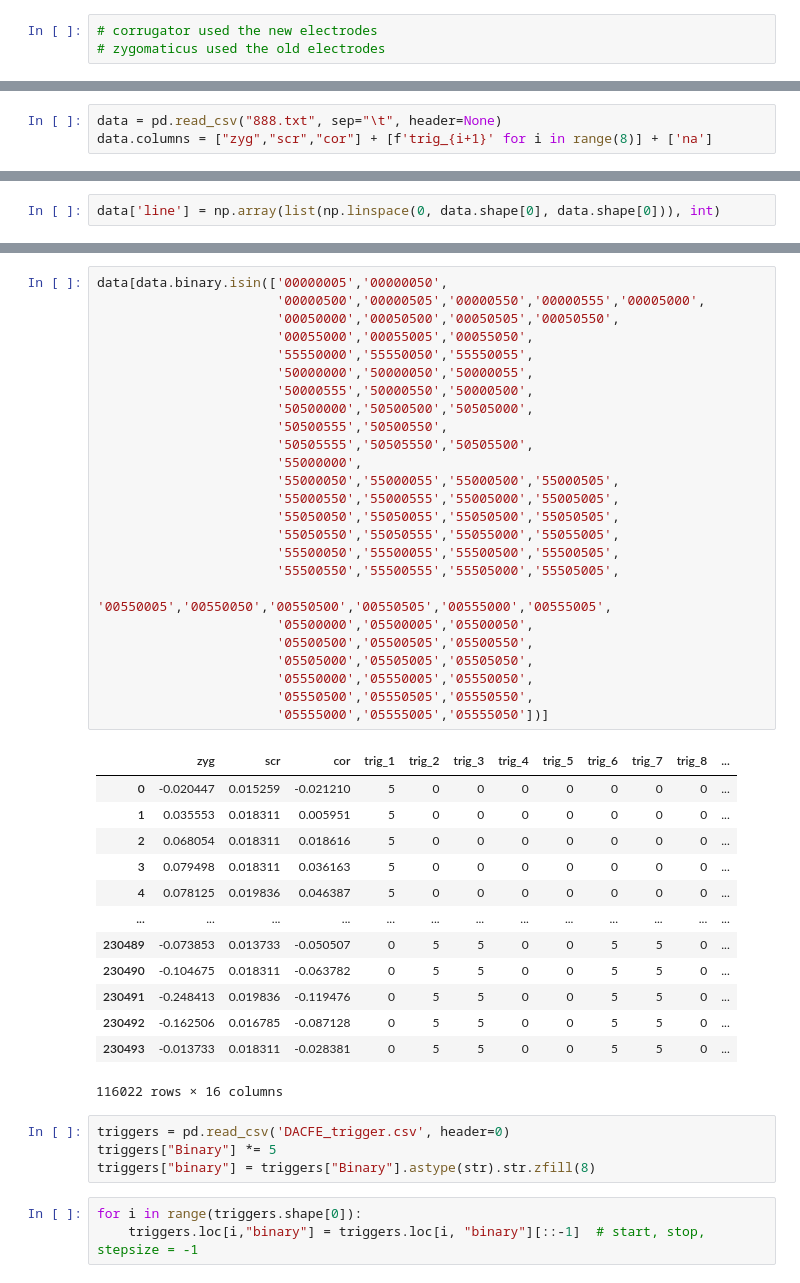
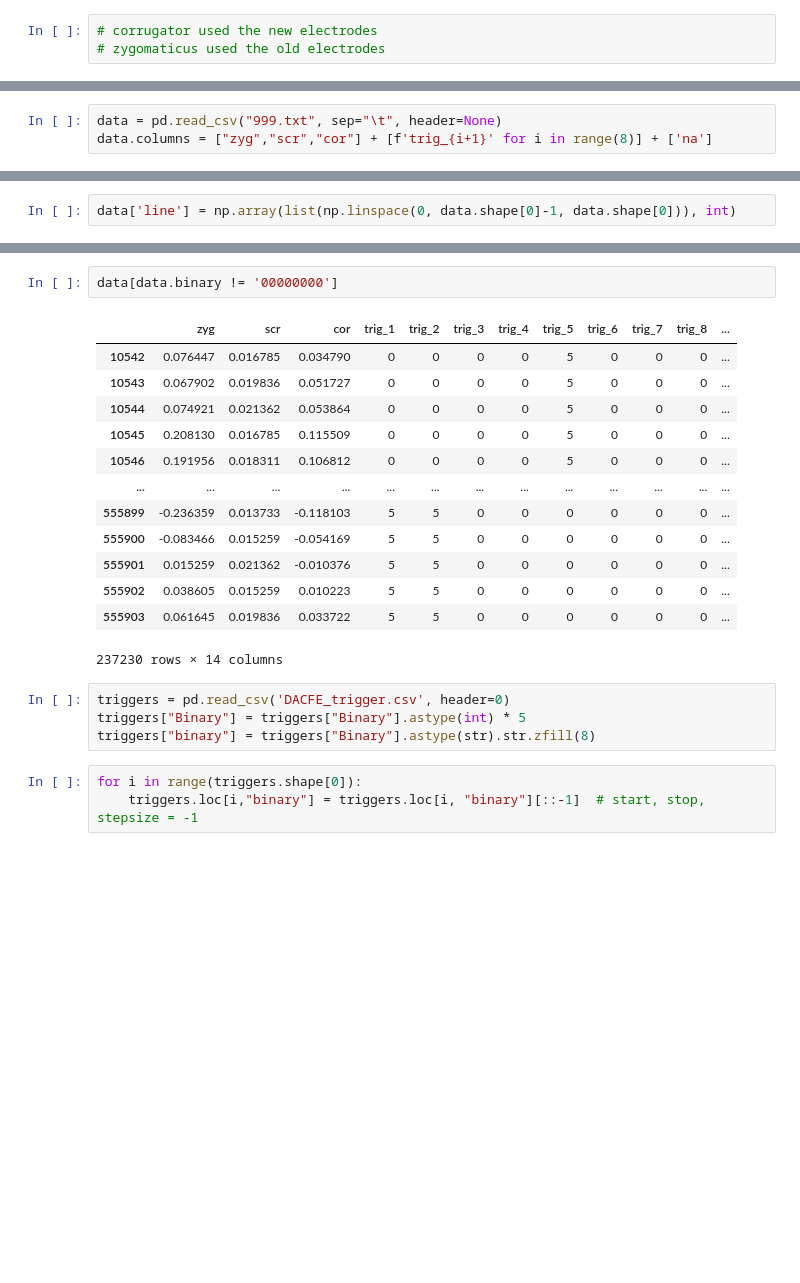
Before and after one commit to YueZhu0628/DAC_behav_fEMG, a Jupyter notebook: fEMG_pilot/check_triggers.ipynb, the cells around one changed output, grey strips where cells are left out. Drawn from its saved outputs; the diff is of its cells as text; blank space fills up the shorter version.

```diff
--- a/fEMG_pilot/check_triggers.ipynb
+++ b/fEMG_pilot/check_triggers.ipynb
@@ -7,5 +27,5 @@ import numpy as np
 # %%
-data = pd.read_csv("888.txt", sep="\t", header=None)
+data = pd.read_csv("999.txt", sep="\t", header=None)
 data.columns = ["zyg","scr","cor"] + [f'trig_{i+1}' for i in range(8)] + ['na']
 # %%
 data
@@ -26,5 +46,5 @@ data
 # %%
-data['line'] = np.array(list(np.linspace(0, data.shape[0], data.shape[0])), int)
+data['line'] = np.array(list(np.linspace(0, data.shape[0]-1, data.shape[0])), int)
 # %%
 data
 # %% [output]
@@ -65,45 +85,22 @@ data
 # %%
-data[data.binary.isin(['00000005','00000050',
-                       '00000500','00000505','00000550','00000555','00005000',
-                       '00050000','00050500','00050505','00050550',
-                       '00055000','00055005','00055050',
-                       '55550000','55550050','55550055',
-                       '50000000','50000050','50000055',
-                       '50000555','50000550','50000500',
-                       '50500000','50500500','50505000',
-                       '50500555','50500550',
-                       '50505555','50505550','50505500',
-                       '55000000',
-                       '55000050','55000055','55000500','55000505',
-                       '55000550','55000555','55005000','55005005',
-                       '55050050','55050055','55050500','55050505',
-                       '55050550','55050555','55055000','55055005',
-                       '55500050','55500055','55500500','55500505',
-                       '55500550','55500555','55505000','55505005',
-                       '00550005','00550050','00550500','00550505','00555000','00555005',
-                       '05500000','05500005','05500050',
-                       '05500500','05500505','05500550',
-                       '05505000','05505005','05505050',
-                       '05550000','05550005','05550050',
-                       '05550500','05550505','05550550',
-                       '05555000','05555005','05555050'])]
+data[data.binary != '00000000']
 # %% [output]
 |  | zyg | scr | cor | trig_1 | trig_2 | trig_3 | trig_4 | trig_5 | trig_6 | trig_7 | trig_8 | ... |
-| 0 | -0.020447 | 0.015259 | -0.021210 | 5 | 0 | 0 | 0 | 0 | 0 | 0 | 0 | ... |
-| 1 | 0.035553 | 0.018311 | 0.005951 | 5 | 0 | 0 | 0 | 0 | 0 | 0 | 0 | ... |
-| 2 | 0.068054 | 0.018311 | 0.018616 | 5 | 0 | 0 | 0 | 0 | 0 | 0 | 0 | ... |
-| 3 | 0.079498 | 0.018311 | 0.036163 | 5 | 0 | 0 | 0 | 0 | 0 | 0 | 0 | ... |
-| 4 | 0.078125 | 0.019836 | 0.046387 | 5 | 0 | 0 | 0 | 0 | 0 | 0 | 0 | ... |
+| 10542 | 0.076447 | 0.016785 | 0.034790 | 0 | 0 | 0 | 0 | 5 | 0 | 0 | 0 | ... |
+| 10543 | 0.067902 | 0.019836 | 0.051727 | 0 | 0 | 0 | 0 | 5 | 0 | 0 | 0 | ... |
+| 10544 | 0.074921 | 0.021362 | 0.053864 | 0 | 0 | 0 | 0 | 5 | 0 | 0 | 0 | ... |
+| 10545 | 0.208130 | 0.016785 | 0.115509 | 0 | 0 | 0 | 0 | 5 | 0 | 0 | 0 | ... |
+| 10546 | 0.191956 | 0.018311 | 0.106812 | 0 | 0 | 0 | 0 | 5 | 0 | 0 | 0 | ... |
 | ... | ... | ... | ... | ... | ... | ... | ... | ... | ... | ... | ... | ... |
-| 230489 | -0.073853 | 0.013733 | -0.050507 | 0 | 5 | 5 | 0 | 0 | 5 | 5 | 0 | ... |
-| 230490 | -0.104675 | 0.018311 | -0.063782 | 0 | 5 | 5 | 0 | 0 | 5 | 5 | 0 | ... |
-| 230491 | -0.248413 | 0.019836 | -0.119476 | 0 | 5 | 5 | 0 | 0 | 5 | 5 | 0 | ... |
-| 230492 | -0.162506 | 0.016785 | -0.087128 | 0 | 5 | 5 | 0 | 0 | 5 | 5 | 0 | ... |
-| 230493 | -0.013733 | 0.018311 | -0.028381 | 0 | 5 | 5 | 0 | 0 | 5 | 5 | 0 | ... |
+| 555899 | -0.236359 | 0.013733 | -0.118103 | 5 | 5 | 0 | 0 | 0 | 0 | 0 | 0 | ... |
+| 555900 | -0.083466 | 0.015259 | -0.054169 | 5 | 5 | 0 | 0 | 0 | 0 | 0 | 0 | ... |
+| 555901 | 0.015259 | 0.021362 | -0.010376 | 5 | 5 | 0 | 0 | 0 | 0 | 0 | 0 | ... |
+| 555902 | 0.038605 | 0.015259 | 0.010223 | 5 | 5 | 0 | 0 | 0 | 0 | 0 | 0 | ... |
+| 555903 | 0.061645 | 0.019836 | 0.033722 | 5 | 5 | 0 | 0 | 0 | 0 | 0 | 0 | ... |
-116022 rows × 16 columns
+237230 rows × 14 columns
 # %%
 triggers = pd.read_csv('DACFE_trigger.csv', header=0)
-triggers["Binary"] *= 5
+triggers["Binary"] = triggers["Binary"].astype(int) * 5
 triggers["binary"] = triggers["Binary"].astype(str).str.zfill(8)
 # %%
 for i in range(triggers.shape[0]):
```
Also changed, not shown: parts of 56 cells of this notebook, 5 other files.
